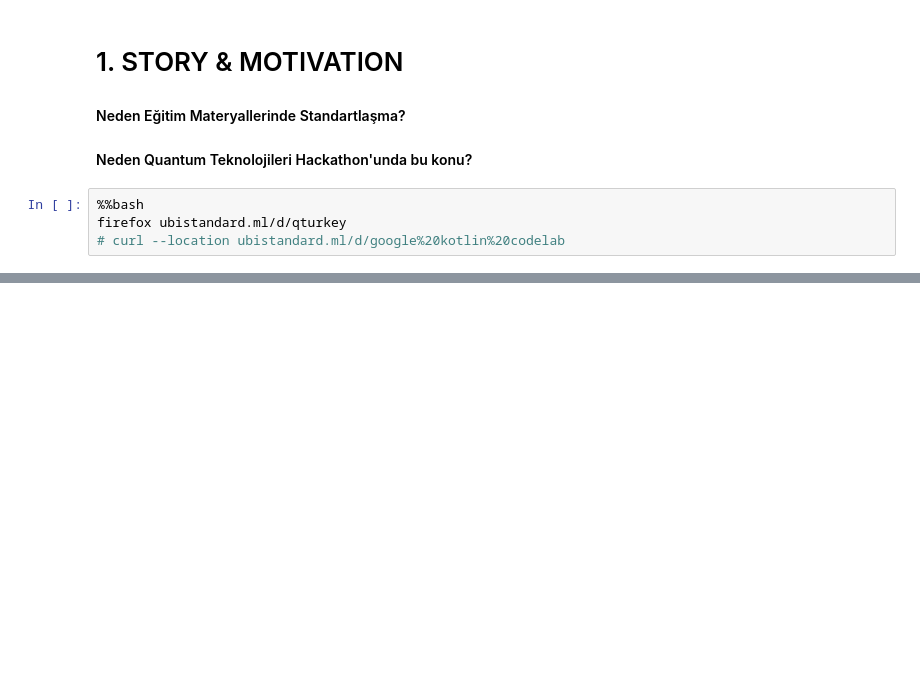
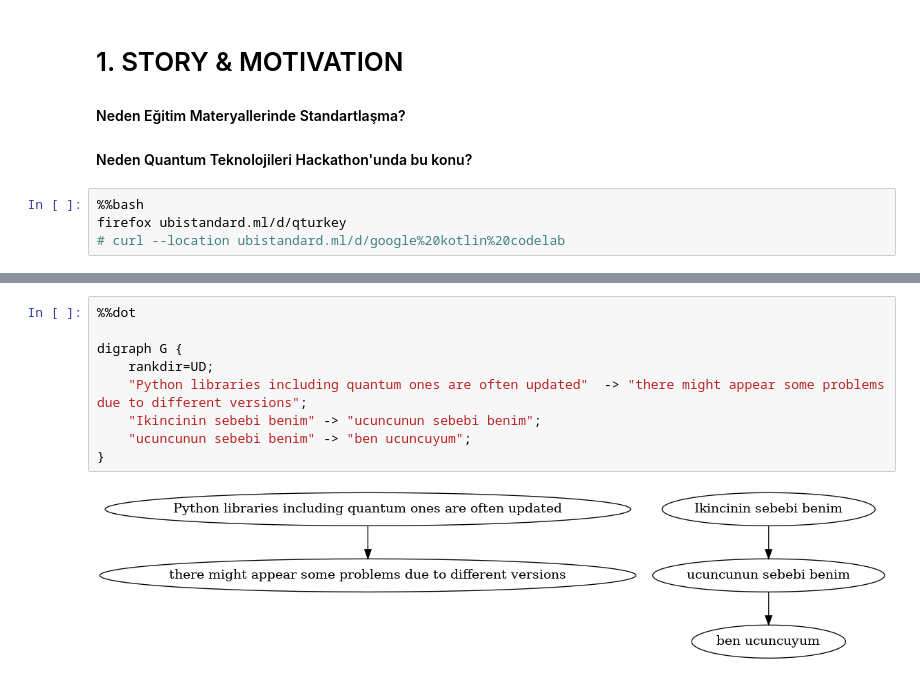
Before and after one commit to batikanor/ubistandard-for-quantum-technologies, a Jupyter notebook: Ubistandard_Presentation.ipynb, the cells around one changed output, grey strips where cells are left out. Saved outputs shown, nothing was run; the diff lists cells and outputs as text; blank space fills up the shorter version.

```diff
--- a/Ubistandard_Presentation.ipynb
+++ b/Ubistandard_Presentation.ipynb
@@ -79,0 +48,11 @@ X-DuckDuckGo-Locale: en_US
+# %%
+%%dot
+
+digraph G {
+    rankdir=UD;
+    "Python libraries including quantum ones are often updated"  -> "there might appear some problems due to different versions";
+    "Ikincinin sebebi benim" -> "ucuncunun sebebi benim";
+    "ucuncunun sebebi benim" -> "ben ucuncuyum";
+}
+# %% [output]
+[figure, added]
```
Also changed, not shown: parts of 8 cells of this notebook.
